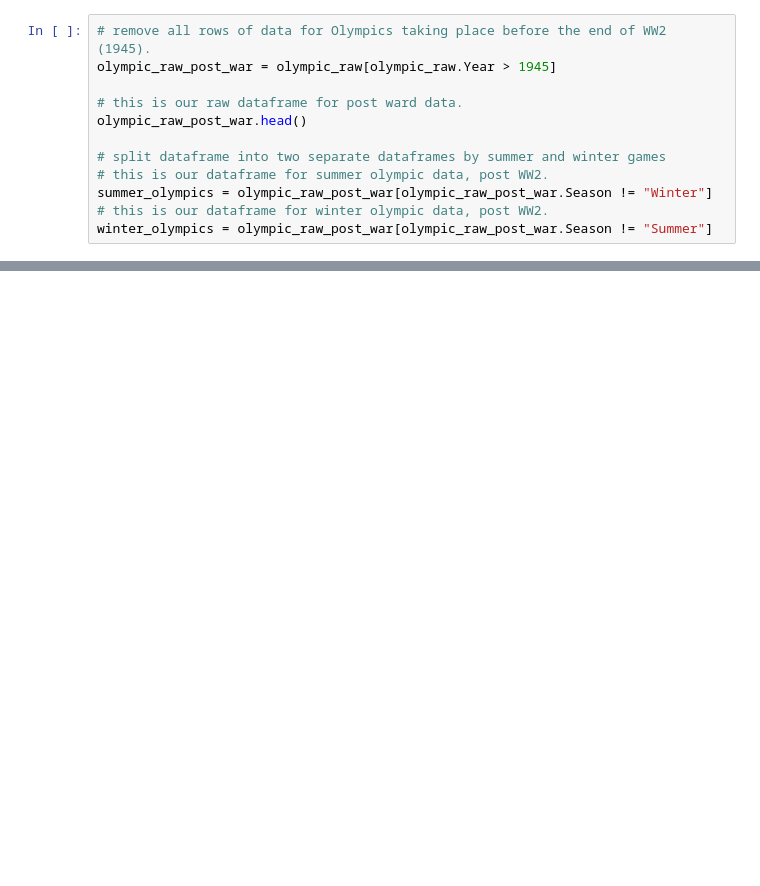
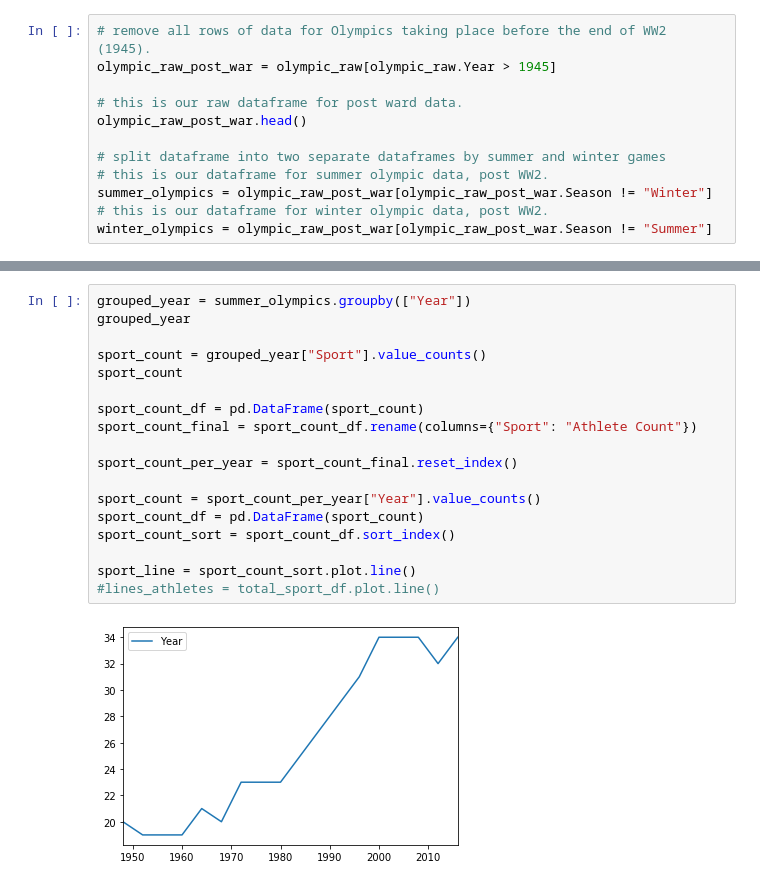
Before and after one commit to tysorensen/project1-group1, a Jupyter notebook: olympic_data.ipynb, the cells around one changed output, grey strips where cells are left out. Saved outputs shown, nothing was run; the diff lists cells and outputs as text; blank space fills up the shorter version.

```diff
--- a/olympic_data.ipynb
+++ b/olympic_data.ipynb
@@ -34,0 +49,20 @@ winter_olympics = olympic_raw_post_war[olympic_raw_post_war.Season != "Summer"]
+# %%
+grouped_year = summer_olympics.groupby(["Year"])
+grouped_year
+
+sport_count = grouped_year["Sport"].value_counts()
+sport_count
+
+sport_count_df = pd.DataFrame(sport_count)
+sport_count_final = sport_count_df.rename(columns={"Sport": "Athlete Count"})
+
+sport_count_per_year = sport_count_final.reset_index()
+
+sport_count = sport_count_per_year["Year"].value_counts()
+sport_count_df = pd.DataFrame(sport_count)
+sport_count_sort = sport_count_df.sort_index()
+
+sport_line = sport_count_sort.plot.line()
+#lines_athletes = total_sport_df.plot.line()
+# %% [output]
+[figure, added]
```
Also changed, not shown: parts of 1 cell of this notebook.
